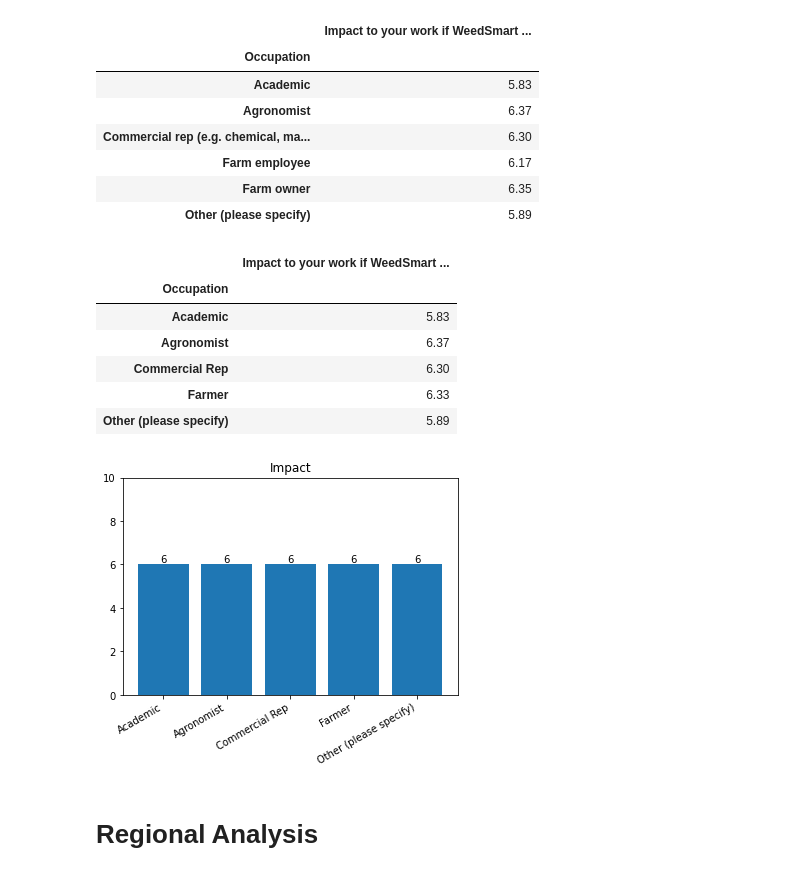
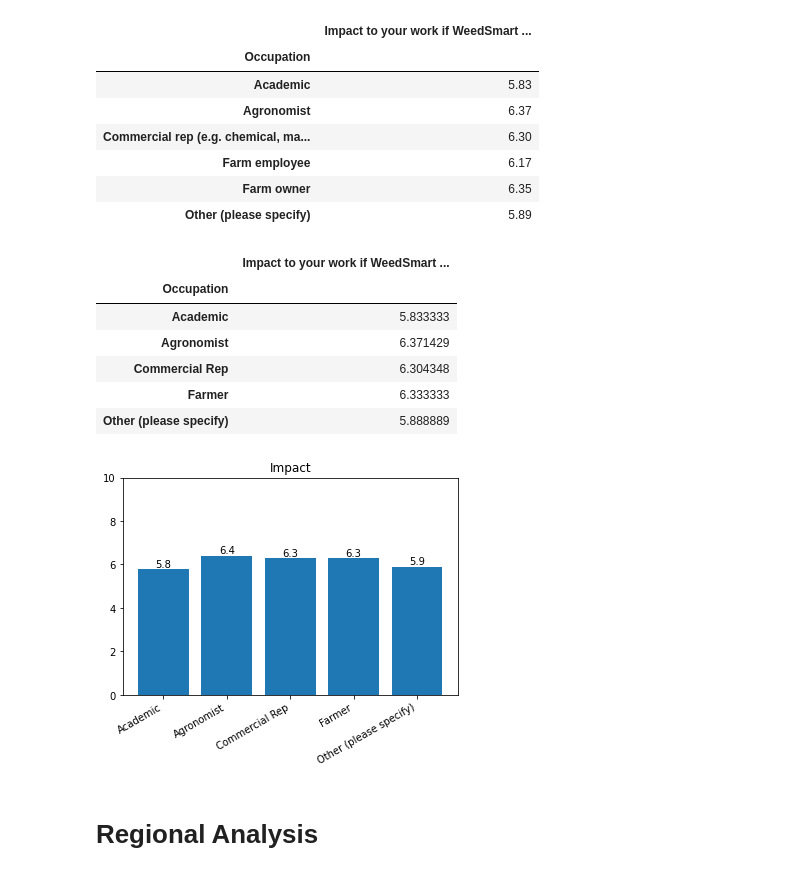
Before and after one commit to pyagoubi/Stuff, a Jupyter notebook: Weedsmart.ipynb, the cells around one changed output. Drawn from its saved outputs; the diff is of its cells as text; code cells hidden in the pictures.

```diff
--- a/Weedsmart.ipynb
+++ b/Weedsmart.ipynb
@@ -487,33 +489,33 @@ np.round(imp_summary, decimals = 2)
 # %%
 imp = ['Occupation', 'Impact to your work if WeedSmart no longer existed?']
 
 imp_summary = pd.DataFrame(df_clean[imp].groupby('Occupation').mean()) ####
 #imp['Occupation'].str.rstrip("%").astype(float)/100
 display(imp_summary) ###
 pd.options.display.float_format = '{:,.2f}'.format
 
 imp_summary = np.round(imp_summary, decimals = 2)
 
 print('\n\n\n')
 fig, ax = plt.subplots(1,1)
 plt.title('Impact') ###
-ax.bar(imp_summary.index,imp_summary['Impact to your work if WeedSmart no longer existed?'].round(decimals=0))  ####
+ax.bar(imp_summary.index,imp_summary['Impact to your work if WeedSmart no longer existed?'].round(decimals=1))  ####
 ax.set_xticks(ax.get_xticks(), ax.get_xticklabels(), rotation=30, ha='right')
 #ax.xaxis.set_major_formatter("{x:.0f}")
 ax.bar_label(ax.containers[0], label_type='edge')
 ax.set_ylim(0, 10)
 
 
 plt.show()
 # %% [output]
 |  | Impact to your work if WeedSmart ... |
 | Occupation |  |
-| Academic | 5.83 |
-| Agronomist | 6.37 |
-| Commercial Rep | 6.30 |
-| Farmer | 6.33 |
-| Other (please specify) | 5.89 |
+| Academic | 5.833333 |
+| Agronomist | 6.371429 |
+| Commercial Rep | 6.304348 |
+| Farmer | 6.333333 |
+| Other (please specify) | 5.888889 |
-[figure, old version]
+[figure, new version]
 # %% [markdown]
 # Regional Analysis
 # %%
```
Also changed, not shown: parts of 7 cells of this notebook.
